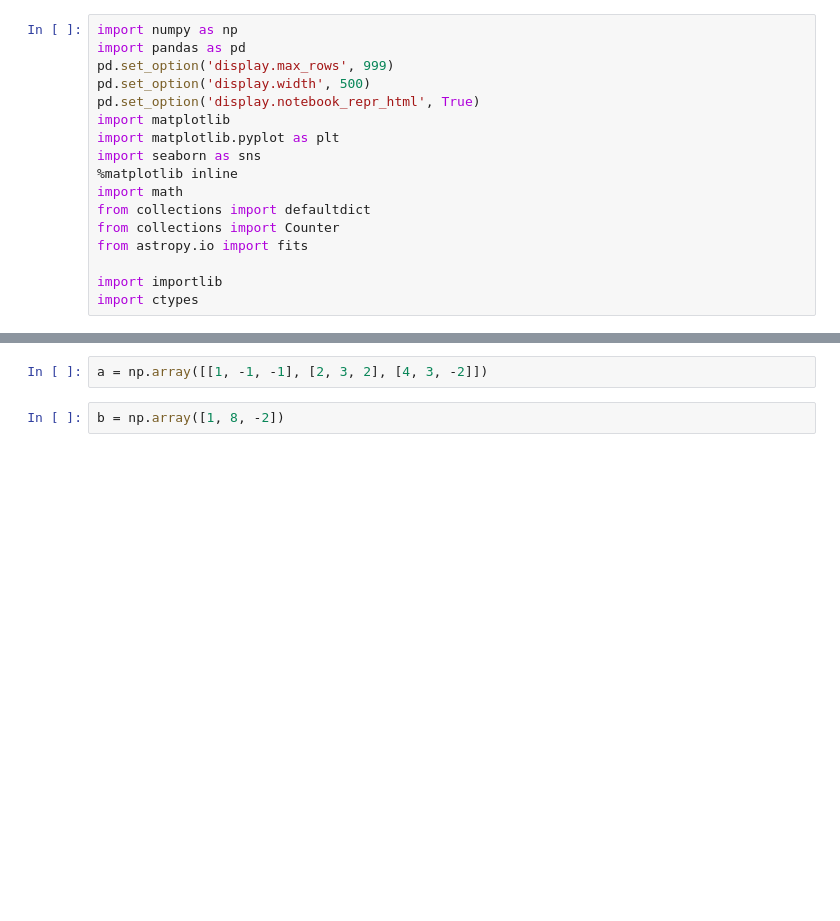
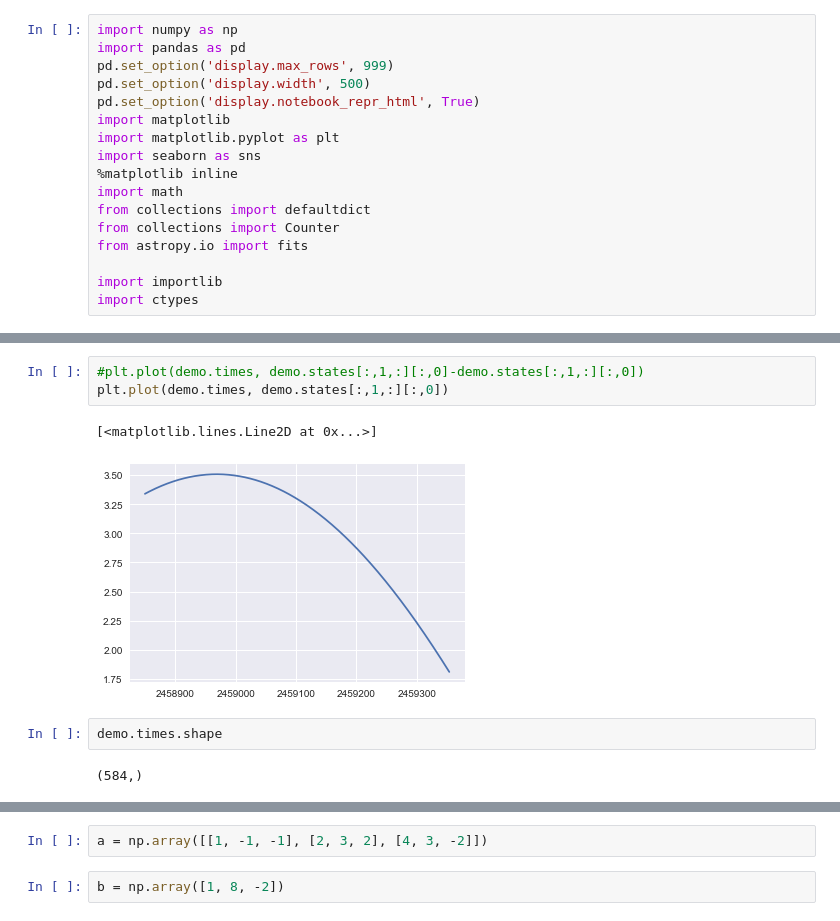
Before and after one commit to matthewholman/reboundx, a Jupyter notebook: examples/ephem_forces/identifications.ipynb, the cells around one changed output, grey strips where cells are left out. Drawn from its saved outputs; the diff is of its cells as text; blank space fills up the shorter version.

```diff
--- a/examples/ephem_forces/identifications.ipynb
+++ b/examples/ephem_forces/identifications.ipynb
@@ -41,0 +35,10 @@ b = np.array([8, -4, 12])
+# %%
+#plt.plot(demo.times, demo.states[:,1,:][:,0]-demo.states[:,1,:][:,0])
+plt.plot(demo.times, demo.states[:,1,:][:,0])
+# %% [output]
+[<matplotlib.lines.Line2D at 0x...>]
+[figure, added]
+# %%
+demo.times.shape
+# %% [output]
+(584,)
```
Also changed, not shown: parts of 48 cells of this notebook, 6 other files.
